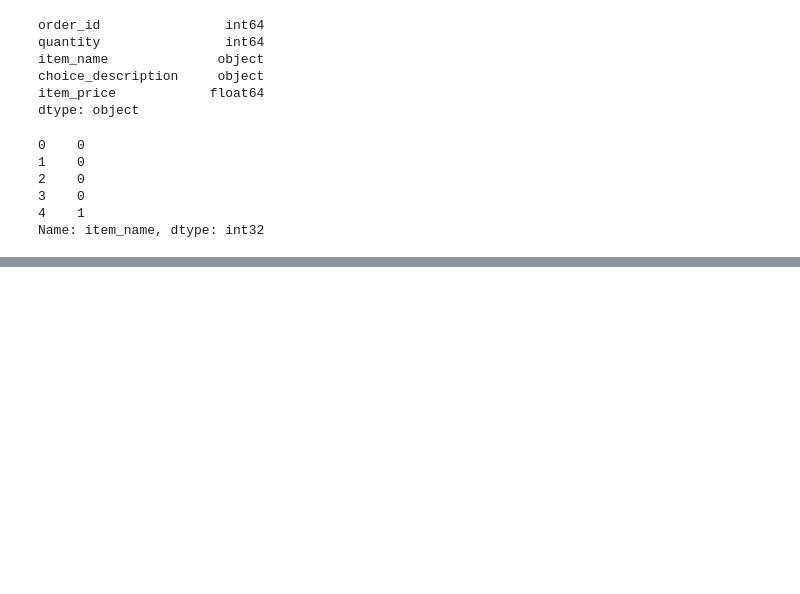
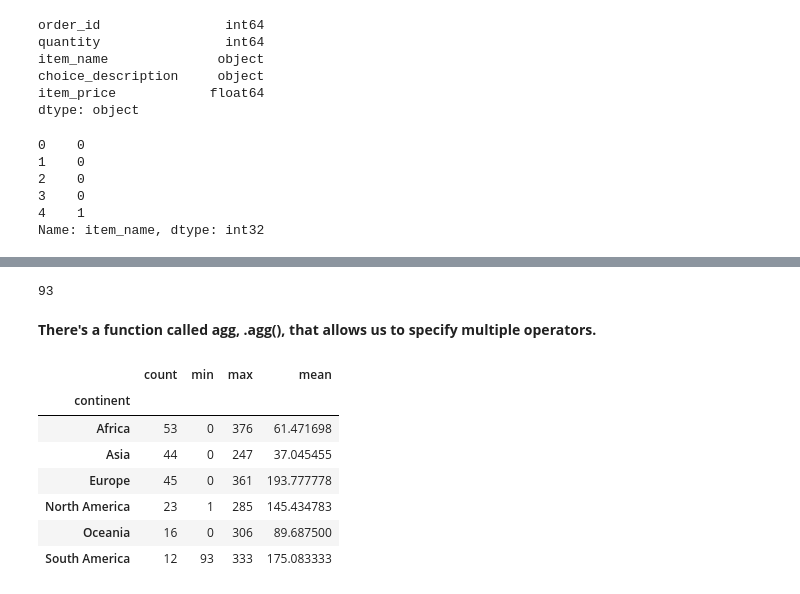
Before and after one commit to causapablo/Data-School, a Jupyter notebook: My practices on the course/Practicas Data School.ipynb, the cells around one changed output, grey strips where cells are left out. Cells and saved outputs as stored; diff of their text form; code cells hidden in the pictures; blank space fills up the shorter version.

```diff
--- a/My practices on the course/Practicas Data School.ipynb
+++ b/My practices on the course/Practicas Data School.ipynb
@@ -742,0 +834,19 @@ Name: item_name, dtype: int32
+# %%
+south_america = drinks['continent'] == 'South America'
+drinks[south_america].beer_servings.min()
+# %% [output]
+93
+# %% [markdown]
+**There's a function called agg, .agg(), that allows us to specify multiple operators.**
+# %%
+drinks.groupby('continent').beer_servings.agg(['count','min','max','mean'])
+#The number 'count' stands for the number of records in the DataFrame for each continent.
+# %% [output]
+|  | count | min | max | mean |
+| continent |  |  |  |  |
+| Africa | 53 | 0 | 376 | 61.471698 |
+| Asia | 44 | 0 | 247 | 37.045455 |
+| Europe | 45 | 0 | 361 | 193.777778 |
+| North America | 23 | 1 | 285 | 145.434783 |
+| Oceania | 16 | 0 | 306 | 89.687500 |
+| South America | 12 | 93 | 333 | 175.083333 |
```
Also changed, not shown: parts of 18 cells of this notebook.
